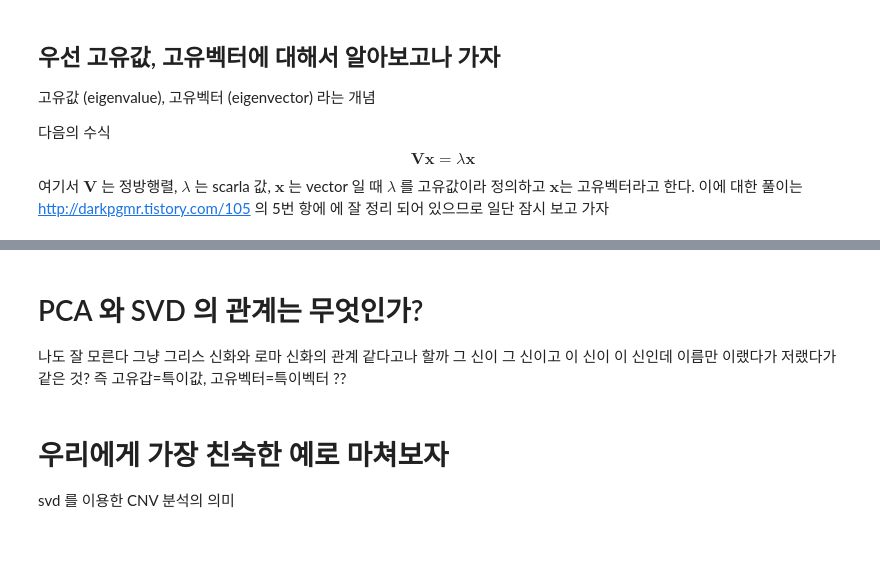
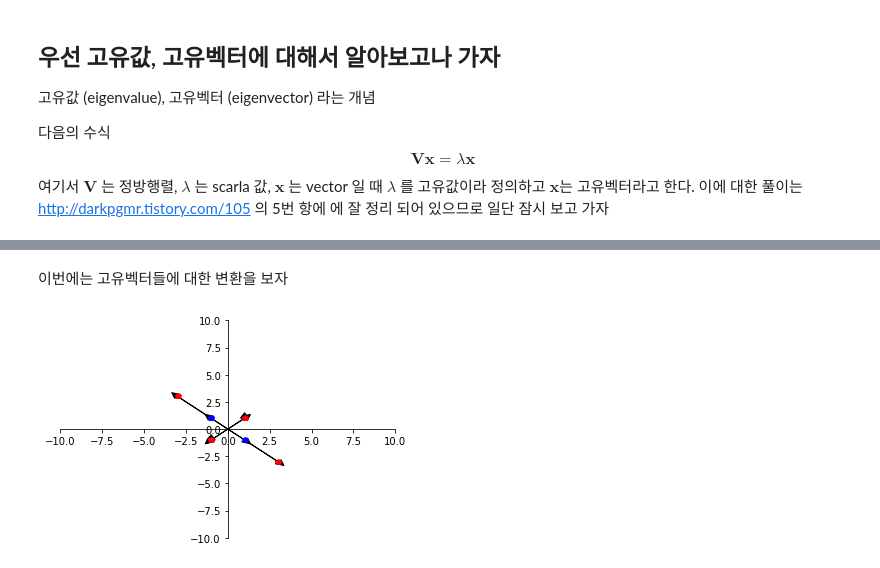
Before and after one commit to io2oi/selfstudy, a Jupyter notebook: pca_lecture/simplePCA.ipynb, the cells around one changed output, grey strips where cells are left out. Cells and saved outputs as stored; diff of their text form; code cells hidden in the pictures.

```diff
--- a/pca_lecture/simplePCA.ipynb
+++ b/pca_lecture/simplePCA.ipynb
@@ -57,7 +58,20 @@ import numpy as np
-# %% [markdown]
-# PCA 와 SVD 의 관계는 무엇인가?
-나도 잘 모른다 그냥 그리스 신화와 로마 신화의 관계 같다고나 할까 그 신이 그 신이고 이 신이 이 신인데 이름만 이랬다가 저랬다가 같은 것?
-즉 고유갑=특이값, 고유벡터=특이벡터 ??
-# %% [markdown]
-# 우리에게 가장 친숙한 예로 마쳐보자
-svd 를 이용한 CNV 분석의 의미
+# %% [markdown]
+이번에는 고유벡터들에 대한 변환을 보자
+# %%
+A=np.array([[2,-1],[-1,2]])
+v1=np.array([1,1]); t1=np.dot(A,v1)
+v2=np.array([1,3]); t2=np.dot(A,v2)
+
+vv=np.array([[1,-1,-1,1],[1,1,-1,-1]]); tt=np.dot(A,vv)
+
+fig=plt.figure(); ax = fig.add_subplot(1,1,1)
+set_axes(ax)
+ax.plot(vv[0],vv[1],"p",color='blue')
+ax.plot(tt[0],tt[1],"p",color='red')
+for ii in range(vv.shape[1]):
+    drawArrow(ax,[0,0],vv[:,ii])
+    drawArrow(ax,vv[:,ii],tt[:,ii],debug=False)
+
+plt.show()
+# %% [output]
+[figure, added]
```
Also changed, not shown: parts of 15 cells of this notebook, 1 other file.
